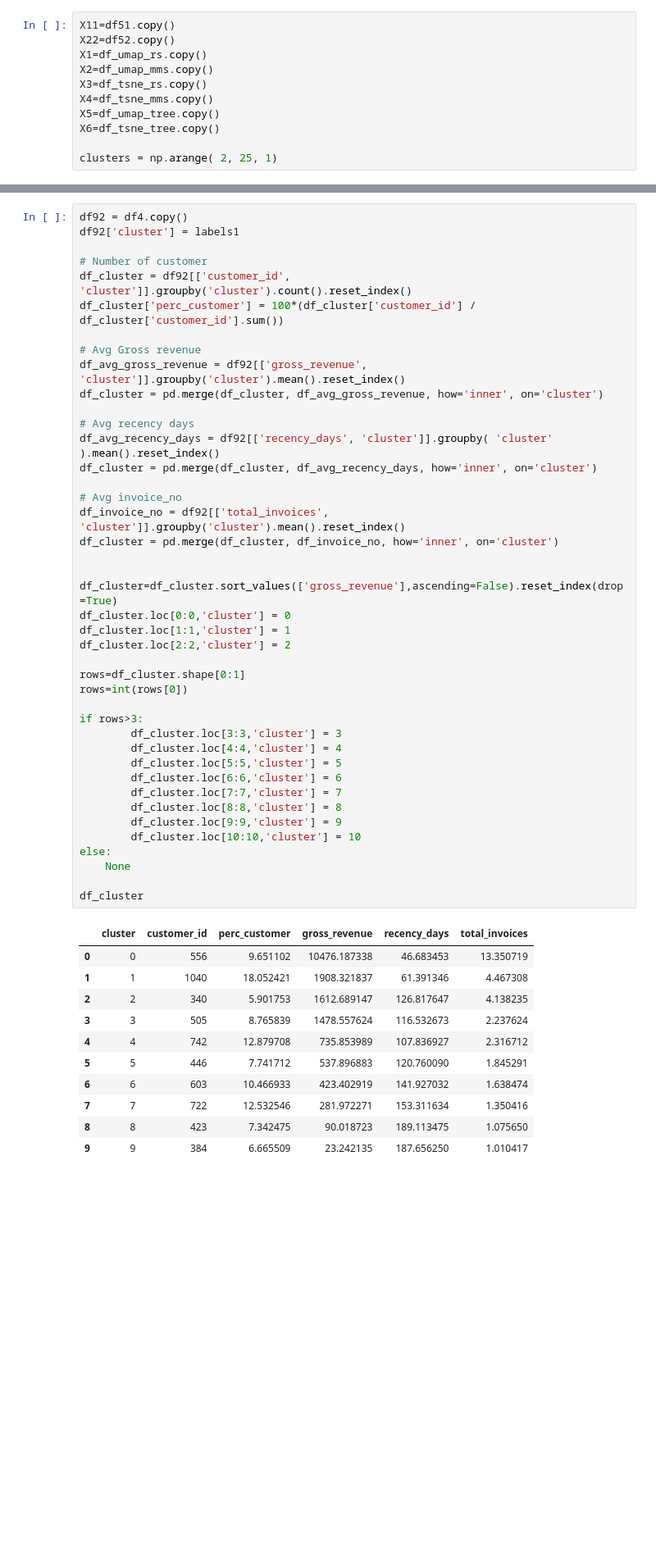
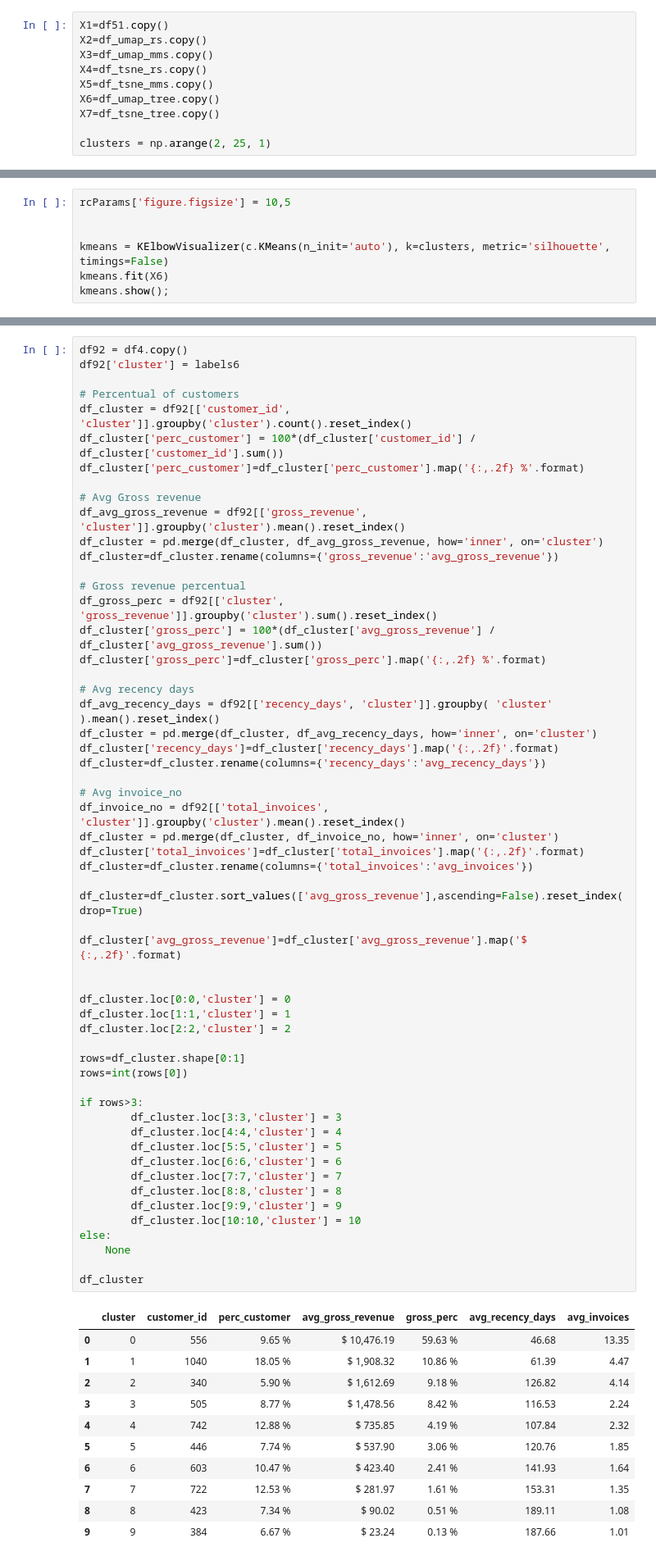
Before and after one commit to Eduardo-95-DS/Insiders-clustering, a Jupyter notebook: notebooks/look_4-ear-metrics.ipynb, the cells around one changed output, grey strips where cells are left out. Shown at 82% size. Drawn from its saved outputs; the diff is of its cells as text; blank space fills up the shorter version.

```diff
--- a/notebooks/look_4-ear-metrics.ipynb
+++ b/notebooks/look_4-ear-metrics.ipynb
@@ -1446,14 +1406,13 @@ df52['returns_qtt'] = ssreturns.fit_transform(df52[['returns_qtt']])
 # %% [markdown]
 # 7.0 Hyperparameter Fine-Tunning
 # %%
-X11=df51.copy()
-X22=df52.copy()
-X1=df_umap_rs.copy()
-X2=df_umap_mms.copy()
-X3=df_tsne_rs.copy()
-X4=df_tsne_mms.copy()
-X5=df_umap_tree.copy()
-X6=df_tsne_tree.copy()
+X1=df51.copy()
+X2=df_umap_rs.copy()
+X3=df_umap_mms.copy()
+X4=df_tsne_rs.copy()
+X5=df_tsne_mms.copy()
+X6=df_umap_tree.copy()
+X7=df_tsne_tree.copy()
 
-clusters = np.arange( 2, 25, 1)
+clusters = np.arange(2, 25, 1)
 # %% [markdown]
@@ -1497,0 +1474,7 @@ kmeans.show();
+# %%
+rcParams['figure.figsize'] = 10,5
+
+
+kmeans = KElbowVisualizer(c.KMeans(n_init='auto'), k=clusters, metric='silhouette', timings=False)
+kmeans.fit(X6)
+kmeans.show();
@@ -1770,55 +1727,69 @@ sns.scatterplot(x='embedding_x', y='embedding_y',
 ## 9.4 Cluster profile
 # %%
 df92 = df4.copy()
-df92['cluster'] = labels1
+df92['cluster'] = labels6
 
-# Number of customer
+# Percentual of customers
 df_cluster = df92[['customer_id', 'cluster']].groupby('cluster').count().reset_index()
 df_cluster['perc_customer'] = 100*(df_cluster['customer_id'] / df_cluster['customer_id'].sum())
+df_cluster['perc_customer']=df_cluster['perc_customer'].map('{:,.2f} %'.format)
 
 # Avg Gross revenue
 df_avg_gross_revenue = df92[['gross_revenue', 'cluster']].groupby('cluster').mean().reset_index()
 df_cluster = pd.merge(df_cluster, df_avg_gross_revenue, how='inner', on='cluster')
+df_cluster=df_cluster.rename(columns={'gross_revenue':'avg_gross_revenue'})
+
+# Gross revenue percentual
+df_gross_perc = df92[['cluster', 'gross_revenue']].groupby('cluster').sum().reset_index()
+df_cluster['gross_perc'] = 100*(df_cluster['avg_gross_revenue'] / df_cluster['avg_gross_revenue'].sum())
+df_cluster['gross_perc']=df_cluster['gross_perc'].map('{:,.2f} %'.format)
 
 # Avg recency days
 df_avg_recency_days = df92[['recency_days', 'cluster']].groupby( 'cluster' ).mean().reset_index()
 df_cluster = pd.merge(df_cluster, df_avg_recency_days, how='inner', on='cluster')
+df_cluster['recency_days']=df_cluster['recency_days'].map('{:,.2f}'.format)
+df_cluster=df_cluster.rename(columns={'recency_days':'avg_recency_days'})
 
 # Avg invoice_no
 df_invoice_no = df92[['total_invoices', 'cluster']].groupby('cluster').mean().reset_index()
 df_cluster = pd.merge(df_cluster, df_invoice_no, how='inner', on='cluster')
+df_cluster['total_invoices']=df_cluster['total_invoices'].map('{:,.2f}'.format)
+df_cluster=df_cluster.rename(columns={'total_invoices':'avg_invoices'})
+
+df_cluster=df_cluster.sort_values(['avg_gross_revenue'],ascending=False).reset_index(drop=True)
+
+df_cluster['avg_gross_revenue']=df_cluster['avg_gross_revenue'].map('$ {:,.2f}'.format)
 
 
-df_cluster=df_cluster.sort_values(['gross_revenue'],ascending=False).reset_index(drop=True)
 df_cluster.loc[0:0,'cluster'] = 0
 df_cluster.loc[1:1,'cluster'] = 1
 df_cluster.loc[2:2,'cluster'] = 2
 
 rows=df_cluster.shape[0:1]
 rows=int(rows[0])
 
 if rows>3:
         df_cluster.loc[3:3,'cluster'] = 3
         df_cluster.loc[4:4,'cluster'] = 4
         df_cluster.loc[5:5,'cluster'] = 5
         df_cluster.loc[6:6,'cluster'] = 6
         df_cluster.loc[7:7,'cluster'] = 7
         df_cluster.loc[8:8,'cluster'] = 8
         df_cluster.loc[9:9,'cluster'] = 9
         df_cluster.loc[10:10,'cluster'] = 10
 else:
     None
 
 df_cluster
 # %% [output]
-|  | cluster | customer_id | perc_customer | gross_revenue | recency_days | total_invoices |
-| 0 | 0 | 556 | 9.651102 | 10476.187338 | 46.683453 | 13.350719 |
-| 1 | 1 | 1040 | 18.052421 | 1908.321837 | 61.391346 | 4.467308 |
-| 2 | 2 | 340 | 5.901753 | 1612.689147 | 126.817647 | 4.138235 |
-| 3 | 3 | 505 | 8.765839 | 1478.557624 | 116.532673 | 2.237624 |
-| 4 | 4 | 742 | 12.879708 | 735.853989 | 107.836927 | 2.316712 |
-| 5 | 5 | 446 | 7.741712 | 537.896883 | 120.760090 | 1.845291 |
-| 6 | 6 | 603 | 10.466933 | 423.402919 | 141.927032 | 1.638474 |
-| 7 | 7 | 722 | 12.532546 | 281.972271 | 153.311634 | 1.350416 |
-| 8 | 8 | 423 | 7.342475 | 90.018723 | 189.113475 | 1.075650 |
-| 9 | 9 | 384 | 6.665509 | 23.242135 | 187.656250 | 1.010417 |
+|  | cluster | customer_id | perc_customer | avg_gross_revenue | gross_perc | avg_recency_days | avg_invoices |
+| 0 | 0 | 556 | 9.65 % | $ 10,476.19 | 59.63 % | 46.68 | 13.35 |
+| 1 | 1 | 1040 | 18.05 % | $ 1,908.32 | 10.86 % | 61.39 | 4.47 |
+| 2 | 2 | 340 | 5.90 % | $ 1,612.69 | 9.18 % | 126.82 | 4.14 |
+| 3 | 3 | 505 | 8.77 % | $ 1,478.56 | 8.42 % | 116.53 | 2.24 |
+| 4 | 4 | 742 | 12.88 % | $ 735.85 | 4.19 % | 107.84 | 2.32 |
+| 5 | 5 | 446 | 7.74 % | $ 537.90 | 3.06 % | 120.76 | 1.85 |
+| 6 | 6 | 603 | 10.47 % | $ 423.40 | 2.41 % | 141.93 | 1.64 |
+| 7 | 7 | 722 | 12.53 % | $ 281.97 | 1.61 % | 153.31 | 1.35 |
+| 8 | 8 | 423 | 7.34 % | $ 90.02 | 0.51 % | 189.11 | 1.08 |
+| 9 | 9 | 384 | 6.67 % | $ 23.24 | 0.13 % | 187.66 | 1.01 |
```
Also changed, not shown: parts of 51 cells of this notebook.
